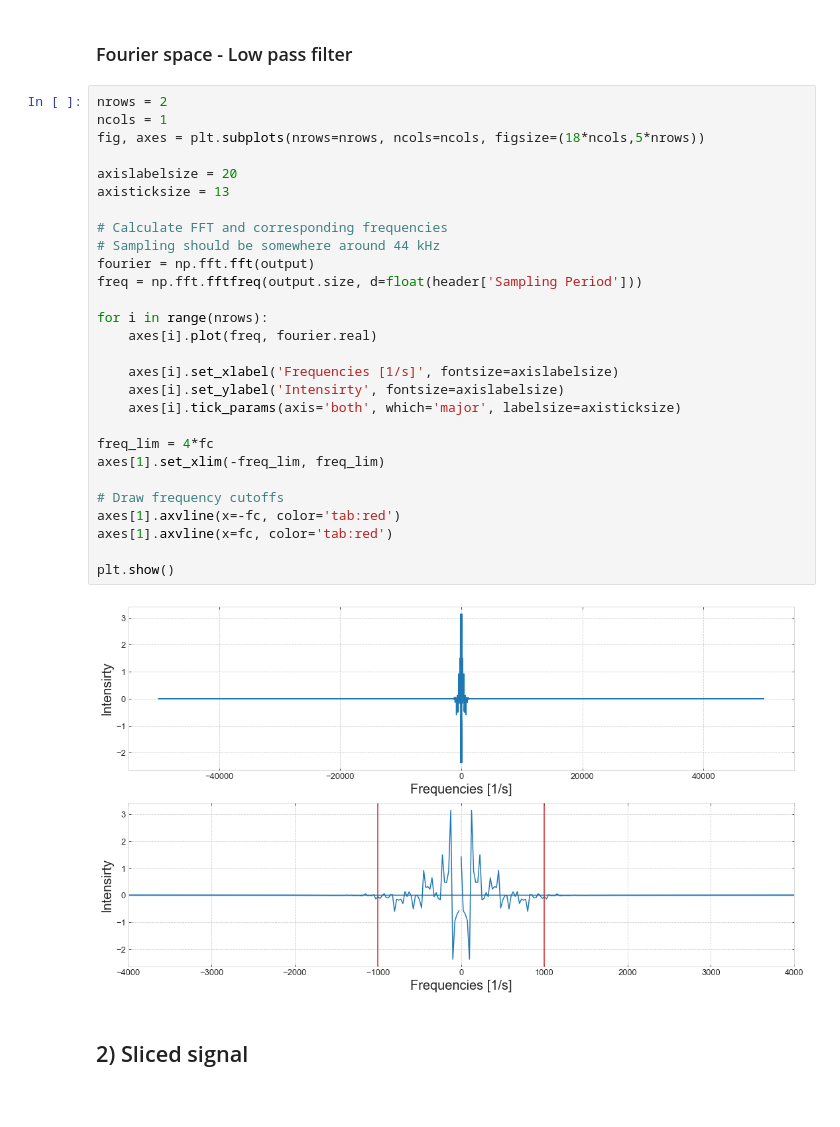
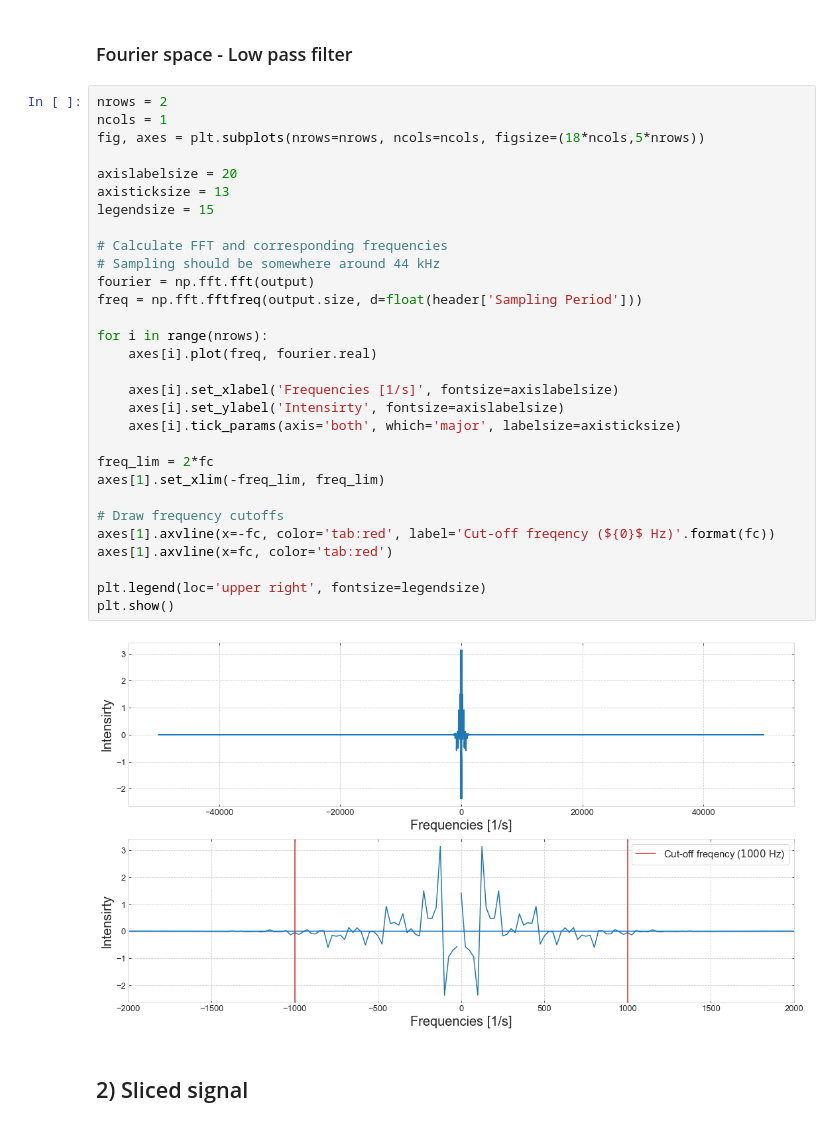
Before and after one commit to masterdesky/ELTE-applied-physics-2019, a Jupyter notebook: II. Optical Pumping/notebooks/opu.ipynb, the cells around one changed output. Drawn from its saved outputs; the diff is of its cells as text.

```diff
--- a/II. Optical Pumping/notebooks/opu.ipynb
+++ b/II. Optical Pumping/notebooks/opu.ipynb
@@ -225,33 +225,35 @@ plt.show()
 # %%
 nrows = 2
 ncols = 1
 fig, axes = plt.subplots(nrows=nrows, ncols=ncols, figsize=(18*ncols,5*nrows))
 
 axislabelsize = 20
 axisticksize = 13
+legendsize = 15
 
 # Calculate FFT and corresponding frequencies
 # Sampling should be somewhere around 44 kHz
 fourier = np.fft.fft(output)
 freq = np.fft.fftfreq(output.size, d=float(header['Sampling Period']))
 
 for i in range(nrows):
     axes[i].plot(freq, fourier.real)
 
     axes[i].set_xlabel('Frequencies [1/s]', fontsize=axislabelsize)
     axes[i].set_ylabel('Intensirty', fontsize=axislabelsize)
     axes[i].tick_params(axis='both', which='major', labelsize=axisticksize)
 
-freq_lim = 4*fc
+freq_lim = 2*fc
 axes[1].set_xlim(-freq_lim, freq_lim)
 
 # Draw frequency cutoffs
-axes[1].axvline(x=-fc, color='tab:red')
+axes[1].axvline(x=-fc, color='tab:red', label='Cut-off freqency (${0}$ Hz)'.format(fc))
 axes[1].axvline(x=fc, color='tab:red')
 
+plt.legend(loc='upper right', fontsize=legendsize)
 plt.show()
 # %% [output]
-[figure, old version]
+[figure, new version]
 # %% [markdown]
 ## 2) Sliced signal
 # %%
```
Also changed, not shown: parts of 7 cells of this notebook.
